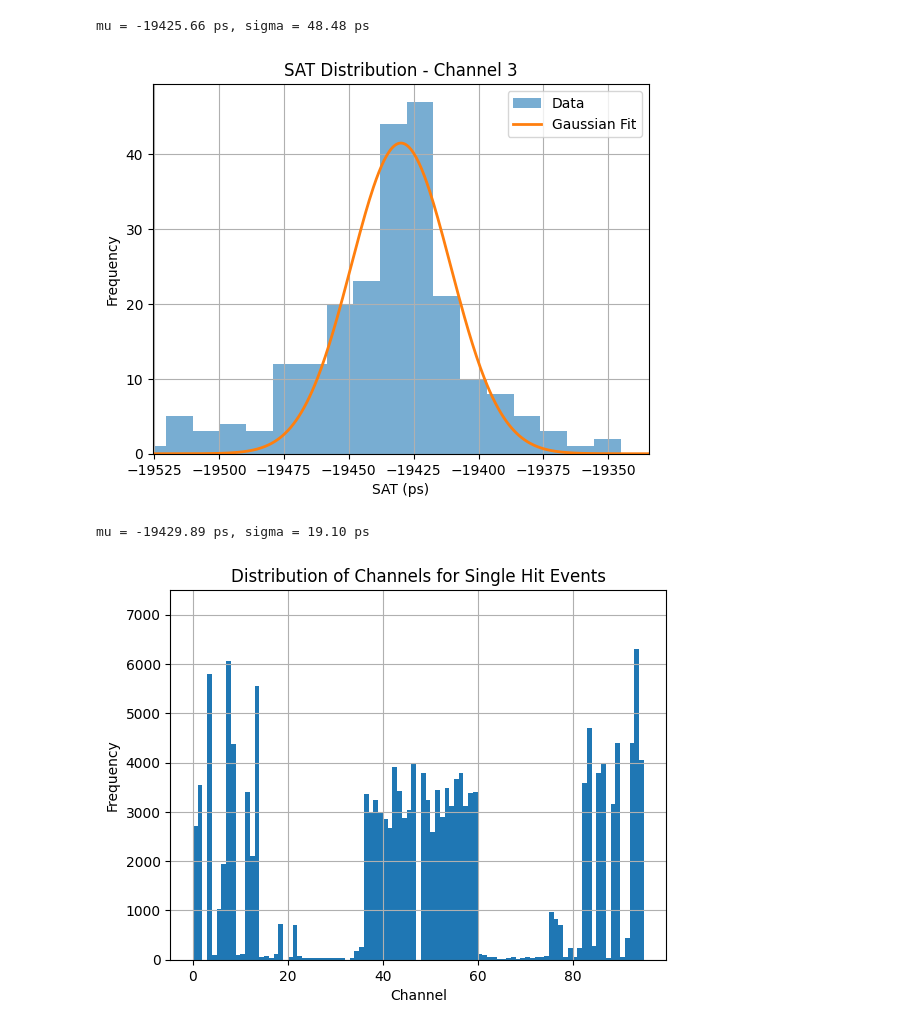
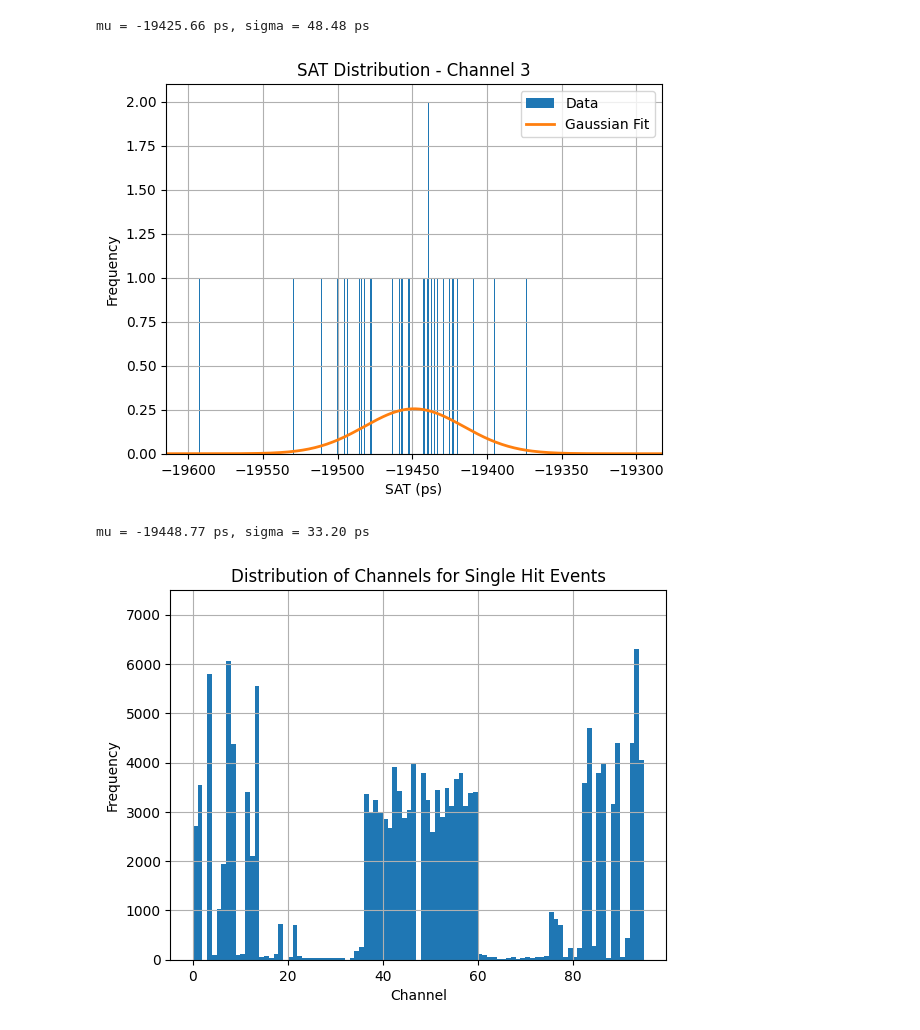
Before and after one commit to annascanu/TestbeamAnalysis, a Jupyter notebook: src/complete_analysis_PICOSEC.ipynb, the cells around one changed output. Saved outputs shown, nothing was run; the diff lists cells and outputs as text; code cells hidden in the pictures.

```diff
--- a/src/complete_analysis_PICOSEC.ipynb
+++ b/src/complete_analysis_PICOSEC.ipynb
@@ -208,50 +247,55 @@ print(f"mu = {mu_fit:.2f} ps, sigma = {sigma_fit:.2f} ps")
 mu = -19425.66 ps, sigma = 48.48 ps
 # %%
 # pulizia dati
-sat_values = ak.to_numpy(bin_means)
-sat_values = sat_values[~np.isnan(sat_values)]
+#sat_values = ak.to_numpy(good_SAT)
+#sat_values = sat_values[~np.isnan(sat_values)]
+# rimuovi NaN in modo consistente
+mask = ~np.isnan(bin_means_np) & ~np.isnan(bin_std_np)
 
-mean = np.mean(sat_values)
-std = np.std(sat_values)
+clean_means = bin_means_np[mask]
+clean_std = bin_std_np[mask]
+
+mean = np.mean(clean_means)
+std = np.std(clean_std)
 #sat_values = sat_values[(sat_values > mean - 5*std) & (sat_values < mean + 5*std)]
 
 # bin più ragionevoli
-bins = 100
+seg = 1000
 
 # istogramma
-hist, bin_edges = np.histogram(sat_values, bins=bins)
+hist, bin_edges = np.histogram(clean_means, bins=seg)
 bin_centers = 0.5 * (bin_edges[:-1] + bin_edges[1:])
 
 # fit gaussiano
 popt, pcov = curve_fit(
     gauss,
     bin_centers,
     hist,
     p0=[max(hist), mean, std]
 )
 
 A_fit, mu_fit, sigma_fit = popt
 
 # curva fit
-x_fit = np.linspace(bin_edges[0], bin_edges[-1], 2000)
+x_fit = np.linspace(bin_edges[0], bin_edges[-1], 500)
 y_fit = gauss(x_fit, *popt)
 
 # plot
-plt.hist(sat_values, bins=bins, alpha=0.6, label='Data')
+plt.hist(bin_means_np, bins=seg, alpha=1, label='Data')
 plt.plot(x_fit, y_fit, linewidth=2, label='Gaussian Fit')
 
 plt.xlabel('SAT (ps)')
 plt.ylabel('Frequency')
 plt.title(f'SAT Distribution - Channel {num_channel}')
 plt.xlim(mu_fit - 5*sigma_fit, mu_fit + 5*sigma_fit)
 plt.legend()
 plt.grid()
 plt.show()
 
 print(f"mu = {mu_fit:.2f} ps, sigma = {sigma_fit:.2f} ps")
 # %% [output]
-[figure, old version]
+[figure, new version]
-mu = -19429.89 ps, sigma = 19.10 ps
+mu = -19448.77 ps, sigma = 33.20 ps
 # %%
 #most hitted channels
 mask_here = single_hit_mask & valid_mask & good_track_mask
```
Also changed, not shown: parts of 5 cells of this notebook, 3 other files.
